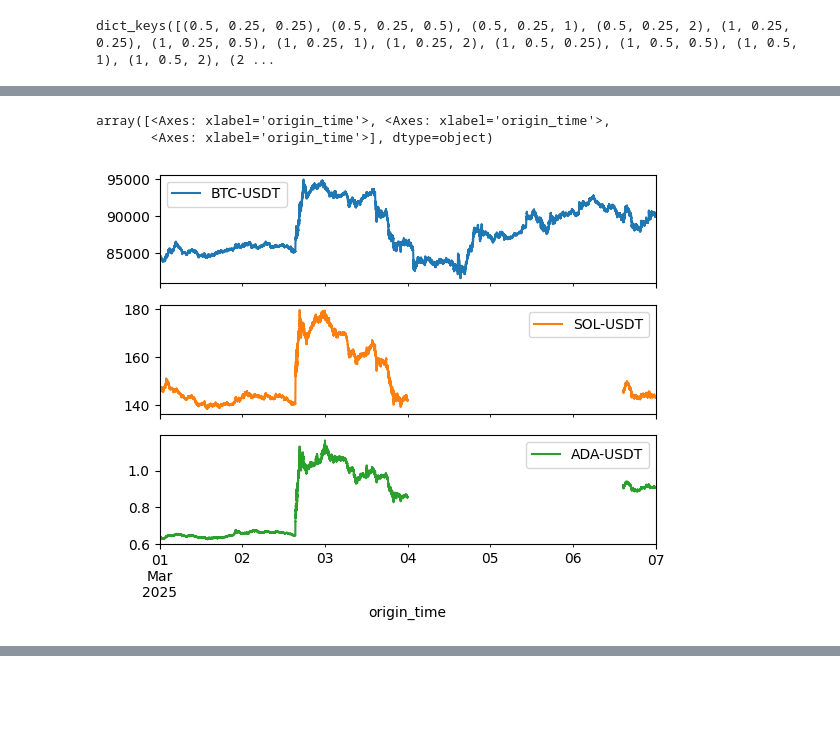
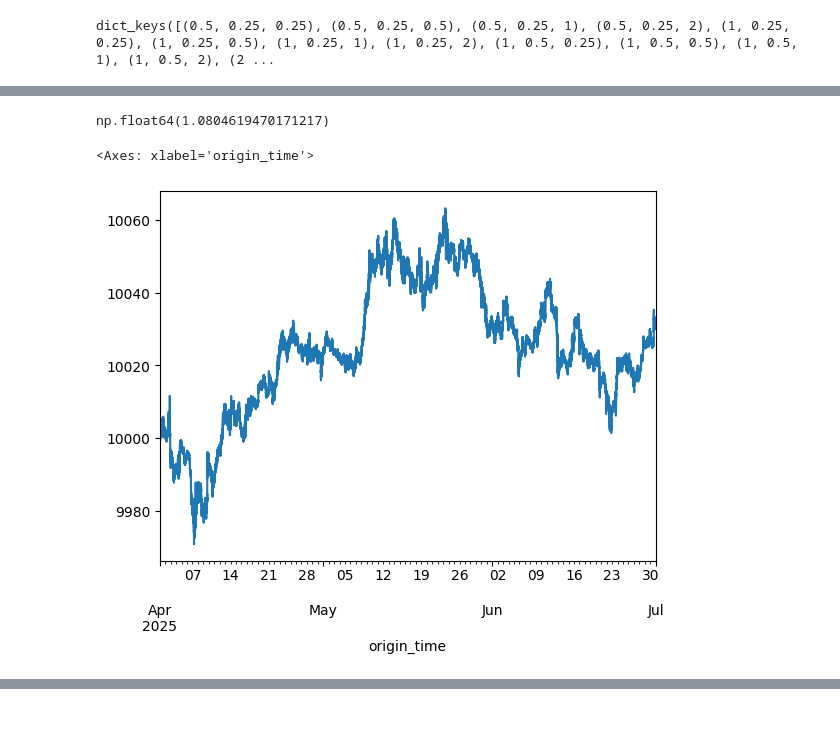
Before and after one commit to vbear97/pairs_trading_cryptocurrency, a Jupyter notebook: trading_strategy_development_part2.ipynb, the cells around one changed output, grey strips where cells are left out. Saved outputs shown, nothing was run; the diff lists cells and outputs as text; code cells hidden in the pictures.

```diff
--- a/trading_strategy_development_part2.ipynb
+++ b/trading_strategy_development_part2.ipynb
@@ -287,6 +204,0 @@ pairs_df = train_df[train_df['symbol'].isin(['ADA-USDT', 'SOL-USDT', 'BTC-USDT']
-# %%
-pairs_df['mid_price'].loc[dt.date(2025, 3, 1): dt.date(2025, 3, 7)].plot(subplots=True)
-# %% [output]
-array([<Axes: xlabel='origin_time'>, <Axes: xlabel='origin_time'>,
-       <Axes: xlabel='origin_time'>], dtype=object)
-[figure, removed]
@@ -292,0 +207,23 @@ array([<Axes: xlabel='origin_time'>, <Axes: xlabel='origin_time'>,
+# %%
+#Long unit each of ADA/SOL
+
+#Part 1: Find the optimal trading strategy parameters based on hourly signal data
+temp_df = cleaned_pairs_training_df
+
+desired_positions = pd.DataFrame({'position_y': pd.Series(1.0, index = temp_df.index), 'position_x': pd.Series(1.0, index = temp_df.index)})
+#portfolio manager
+pm = PortfolioManager(idealised = True, initial_capital = 10_000, trading_periods_per_year = TRADING_PERIODS_PER_YEAR)
+results_buy_hold = pm.backtest(
+close_positions = desired_positions,
+prices_y = temp_df['ADA-USDT'][['bid_price', 'ask_price']],
+prices_x = temp_df['SOL-USDT'][['bid_price', 'ask_price']]
+)
+# %%
+results_buy_hold['absolute_sharpe']
+# %% [output]
+np.float64(1.0804619470171217)
+# %%
+results_buy_hold['equity_curve'].plot()
+# %% [output]
+<Axes: xlabel='origin_time'>
+[figure, added]
```
Also changed, not shown: parts of 35 cells of this notebook, 6 other files.
